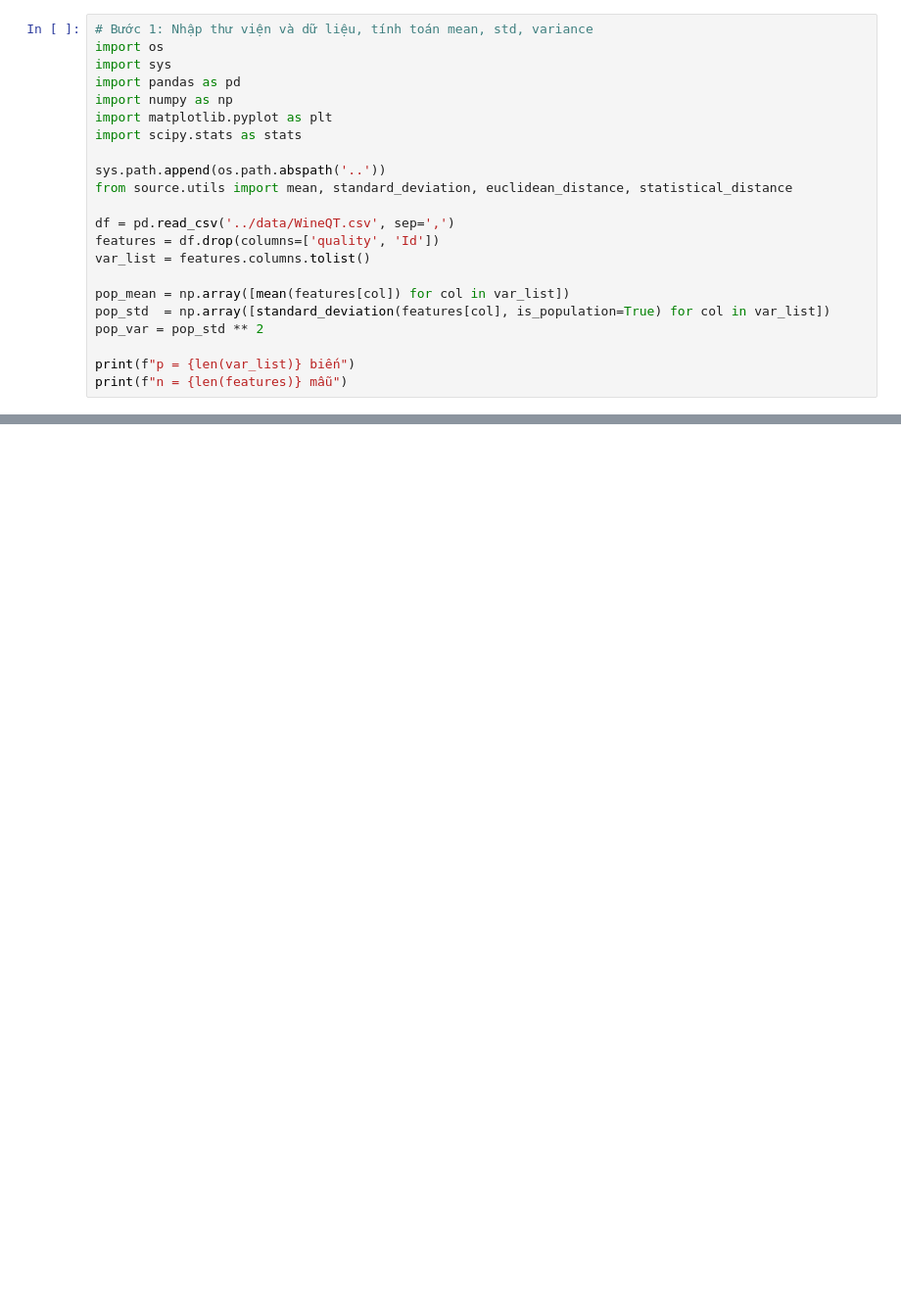
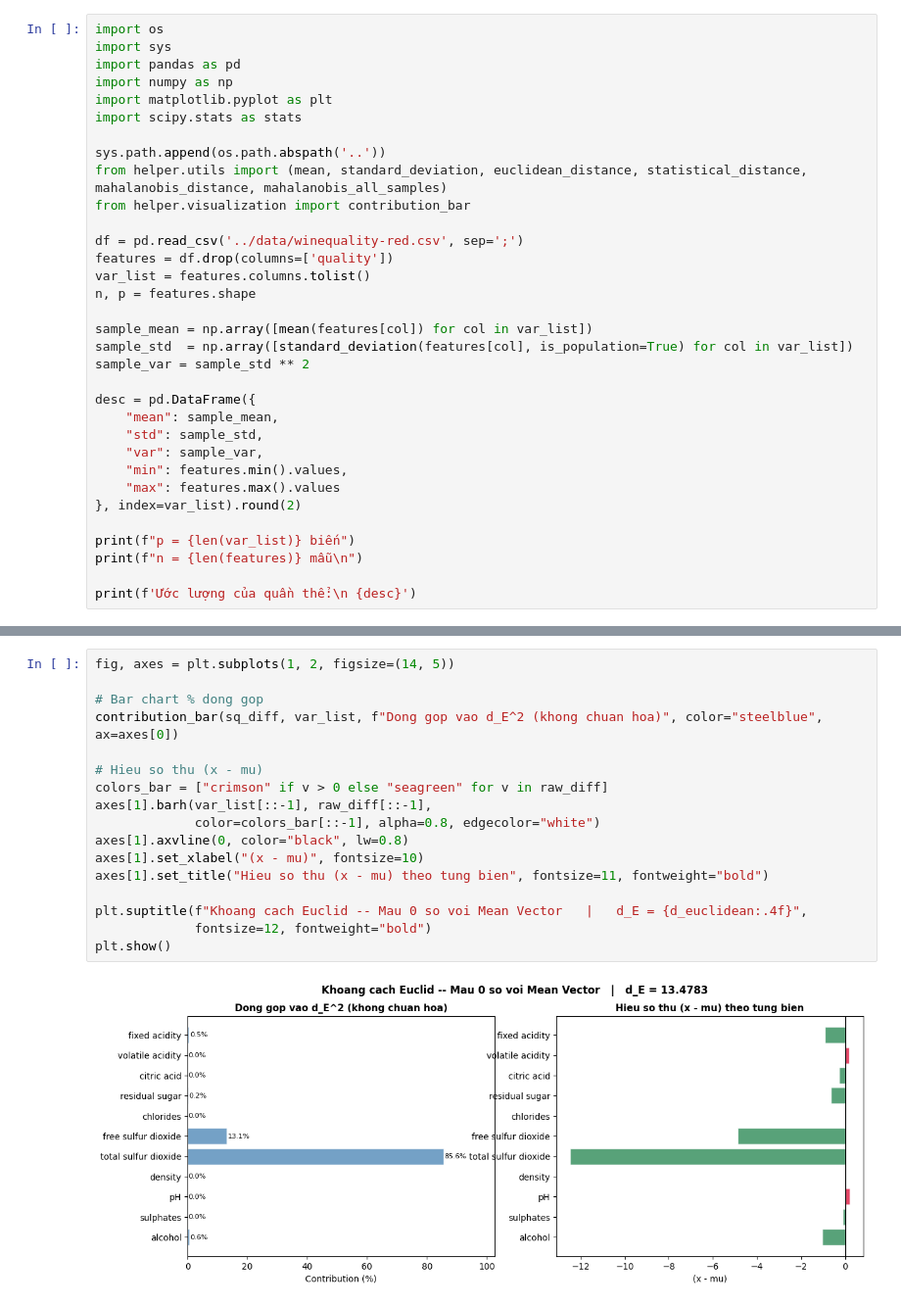
Before and after one commit to ducan0206/Multivariate-Statistical-Analysis, a Jupyter notebook: notebooks/03_statistical_distance.ipynb, the cells around one changed output, grey strips where cells are left out. Shown at 98% size. Saved outputs shown, nothing was run; the diff lists cells and outputs as text; blank space fills up the shorter version.

```diff
--- a/notebooks/03_statistical_distance.ipynb
+++ b/notebooks/03_statistical_distance.ipynb
@@ -8,5 +11,4 @@
 # %%
-# Bước 1: Nhập thư viện và dữ liệu, tính toán mean, std, variance
 import os
 import sys
 import pandas as pd
@@ -15,17 +17,29 @@ import matplotlib.pyplot as plt
 import scipy.stats as stats
 
 sys.path.append(os.path.abspath('..'))
-from source.utils import mean, standard_deviation, euclidean_distance, statistical_distance
+from helper.utils import (mean, standard_deviation, euclidean_distance, statistical_distance, mahalanobis_distance, mahalanobis_all_samples)
+from helper.visualization import contribution_bar
 
-df = pd.read_csv('../data/WineQT.csv', sep=',')
-features = df.drop(columns=['quality', 'Id'])
+df = pd.read_csv('../data/winequality-red.csv', sep=';')
+features = df.drop(columns=['quality'])
 var_list = features.columns.tolist()
+n, p = features.shape
 
-pop_mean = np.array([mean(features[col]) for col in var_list])
-pop_std  = np.array([standard_deviation(features[col], is_population=True) for col in var_list])
-pop_var = pop_std ** 2
+sample_mean = np.array([mean(features[col]) for col in var_list])
+sample_std  = np.array([standard_deviation(features[col], is_population=True) for col in var_list])
+sample_var = sample_std ** 2
+
+desc = pd.DataFrame({
+    "mean": sample_mean,
+    "std": sample_std,
+    "var": sample_var,
+    "min": features.min().values,
+    "max": features.max().values
+}, index=var_list).round(2)
 
 print(f"p = {len(var_list)} biến")
-print(f"n = {len(features)} mẫu")
+print(f"n = {len(features)} mẫu\n")
+
+print(f'Ước lượng của quần thể:\n {desc}')
 # %% [output]
 p = 11 biến
@@ -66,0 +127,19 @@ So sánh thành phần đóng góp vào khoảng cách Euclid:
+# %%
+fig, axes = plt.subplots(1, 2, figsize=(14, 5))
+
+# Bar chart % dong gop
+contribution_bar(sq_diff, var_list, f"Dong gop vao d_E^2 (khong chuan hoa)", color="steelblue", ax=axes[0])
+
+# Hieu so thu (x - mu)
+colors_bar = ["crimson" if v > 0 else "seagreen" for v in raw_diff]
+axes[1].barh(var_list[::-1], raw_diff[::-1],
+             color=colors_bar[::-1], alpha=0.8, edgecolor="white")
+axes[1].axvline(0, color="black", lw=0.8)
+axes[1].set_xlabel("(x - mu)", fontsize=10)
+axes[1].set_title("Hieu so thu (x - mu) theo tung bien", fontsize=11, fontweight="bold")
+
+plt.suptitle(f"Khoang cach Euclid -- Mau 0 so voi Mean Vector   |   d_E = {d_euclidean:.4f}",
+             fontsize=12, fontweight="bold")
+plt.show()
+# %% [output]
+[figure, added]
```
Also changed, not shown: parts of 31 cells of this notebook.
